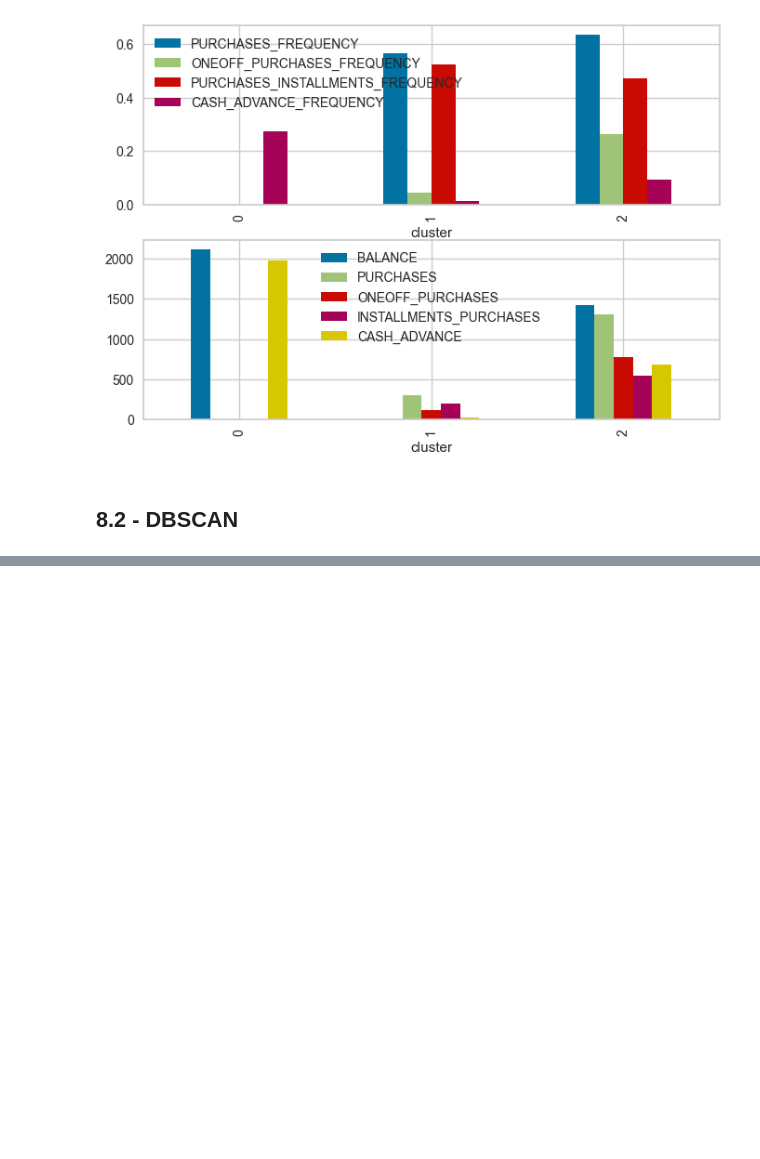
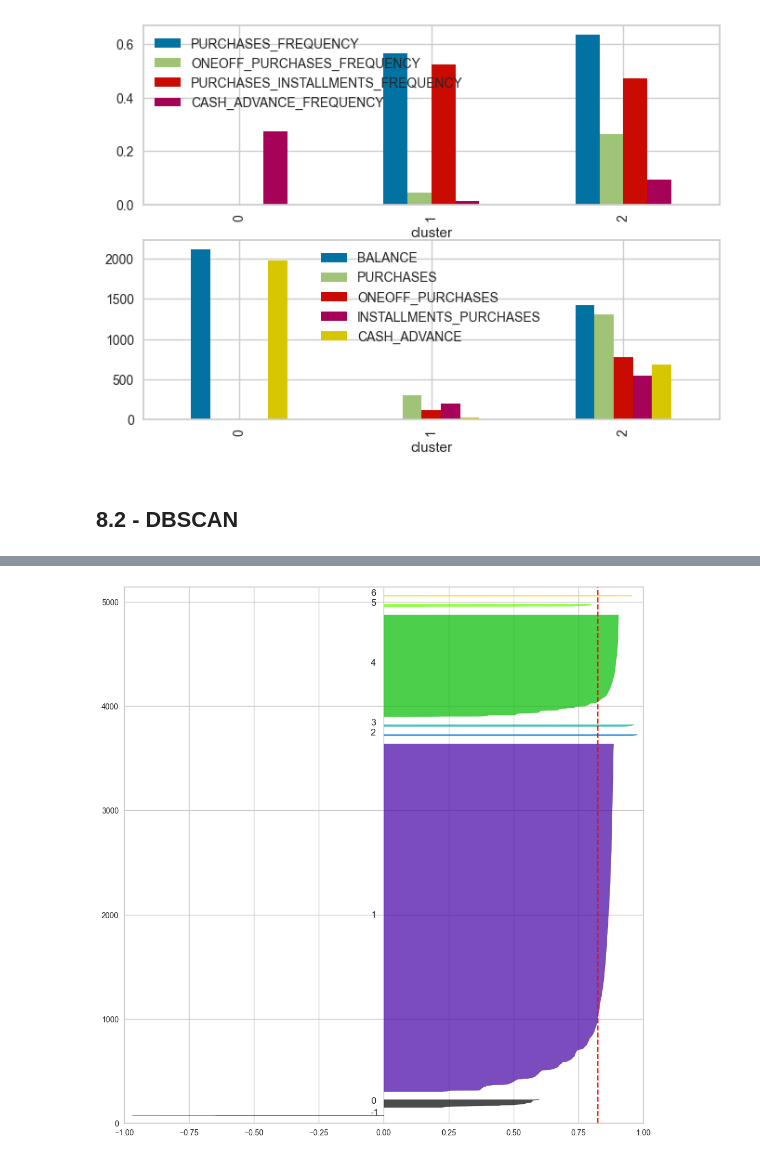
Before and after one commit to jasonrichdarmawan/p1-g4, a Jupyter notebook: h8dsft_P1G4_jason_rich_darmawan_onggo_putra.ipynb, the cells around one changed output, grey strips where cells are left out. Saved outputs shown, nothing was run; the diff lists cells and outputs as text; code cells hidden in the pictures; blank space fills up the shorter version.

```diff
--- a/h8dsft_P1G4_jason_rich_darmawan_onggo_putra.ipynb
+++ b/h8dsft_P1G4_jason_rich_darmawan_onggo_putra.ipynb
@@ -837,0 +929,15 @@ isolate()
+# %%
+# plot the silhouette coefficient
+# reference: https://scikit-learn.org/stable/auto_examples/cluster/plot_kmeans_silhouette_analysis.html
+def isolate():
+    X_train_final = preprocessor.fit_transform(X=X_train)
+
+    dbscan = dbscan_list[7]
+
+    fig, ax = plt.subplots(1,1, layout="constrained", figsize=(10,10))
+
+    plot_silhouette(X=X_train_final, labels=dbscan.labels_, ax=ax)
+
+isolate()
+# %% [output]
+[figure, added]
```
Also changed, not shown: parts of 16 cells of this notebook.
